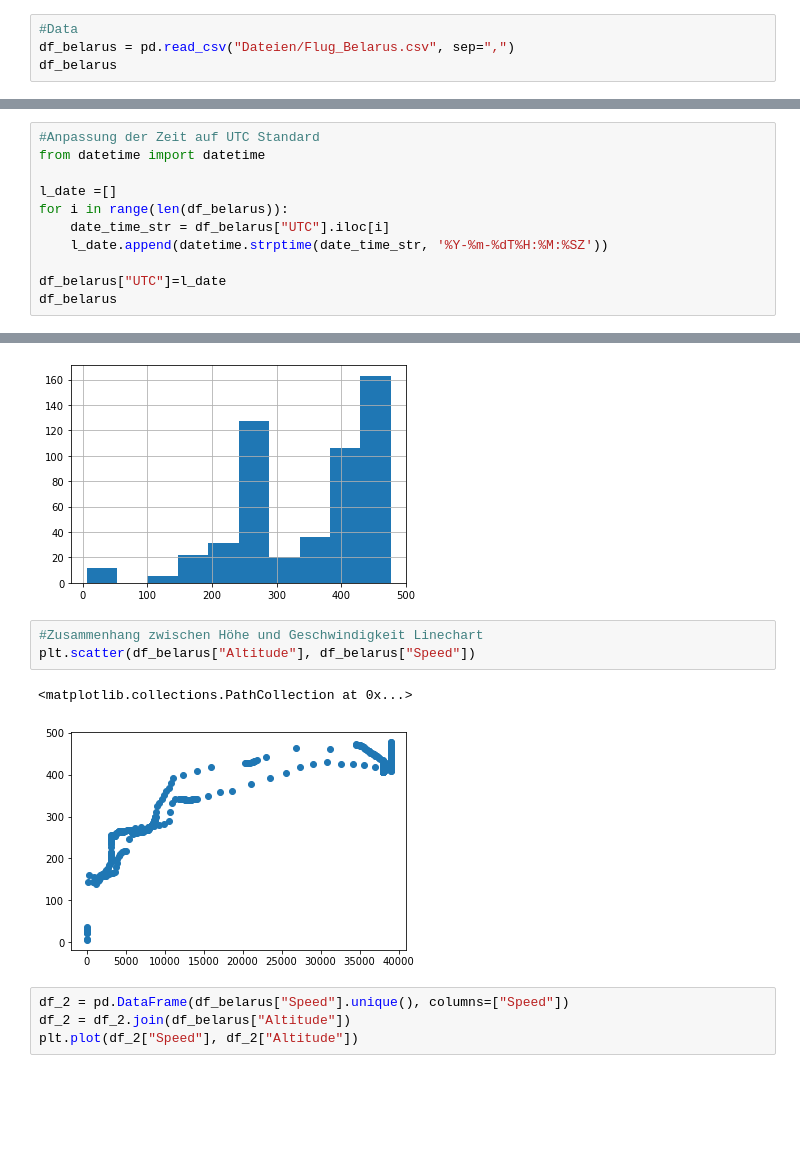
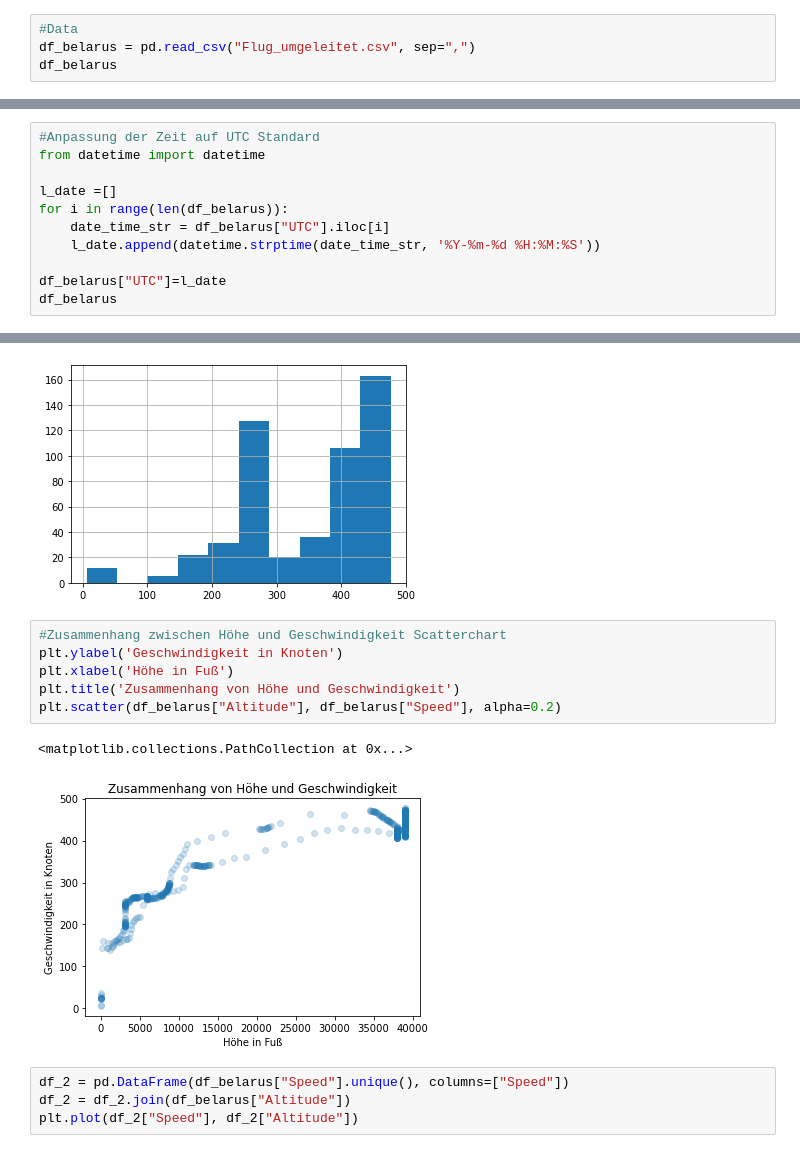
Before and after one commit to timo282/Ryanair_Flight_FR4978, a Jupyter notebook: Posterpräsentation_Jonas.ipynb, the cells around one changed output, grey strips where cells are left out. Cells and saved outputs as stored; diff of their text form; blank space fills up the shorter version.

Commit message:
Verbesserung der Graphen

```diff
--- a/Posterpräsentation_Jonas.ipynb
+++ b/Posterpräsentation_Jonas.ipynb
@@ -6,6 +6,6 @@ import matplotlib.pyplot as plt
 import geopandas as gpd
 # %%
 #Data
-df_belarus = pd.read_csv("Dateien/Flug_Belarus.csv", sep=",")
+df_belarus = pd.read_csv("Flug_umgeleitet.csv", sep=",")
 df_belarus
 # %% [output]
@@ -29,7 +29,7 @@ from datetime import datetime
 l_date =[]
 for i in range(len(df_belarus)):
     date_time_str = df_belarus["UTC"].iloc[i]
-    l_date.append(datetime.strptime(date_time_str, '%Y-%m-%dT%H:%M:%SZ'))
+    l_date.append(datetime.strptime(date_time_str, '%Y-%m-%d %H:%M:%S'))
 
 df_belarus["UTC"]=l_date
 df_belarus
@@ -68,11 +71,14 @@ df_belarus["Speed"].hist()
 <AxesSubplot:>
 [figure]
 # %%
-#Zusammenhang zwischen Höhe und Geschwindigkeit Linechart
-plt.scatter(df_belarus["Altitude"], df_belarus["Speed"])
+#Zusammenhang zwischen Höhe und Geschwindigkeit Scatterchart
+plt.ylabel('Geschwindigkeit in Knoten')
+plt.xlabel('Höhe in Fuß')
+plt.title('Zusammenhang von Höhe und Geschwindigkeit')
+plt.scatter(df_belarus["Altitude"], df_belarus["Speed"], alpha=0.2)
 # %% [output]
 <matplotlib.collections.PathCollection at 0x...>
-[figure, old version]
+[figure, new version]
 # %%
 df_2 = pd.DataFrame(df_belarus["Speed"].unique(), columns=["Speed"])
 df_2 = df_2.join(df_belarus["Altitude"])
```
Also changed, not shown: parts of 5 cells of this notebook.
